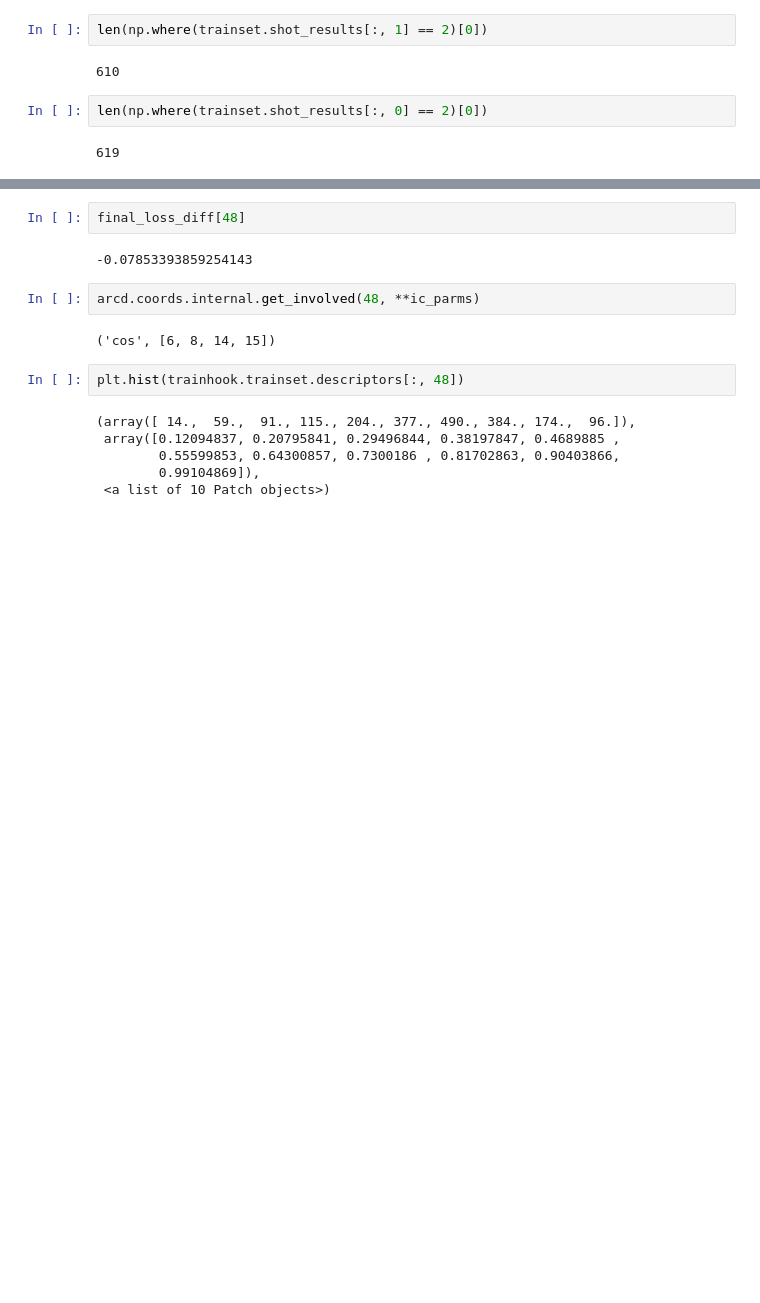
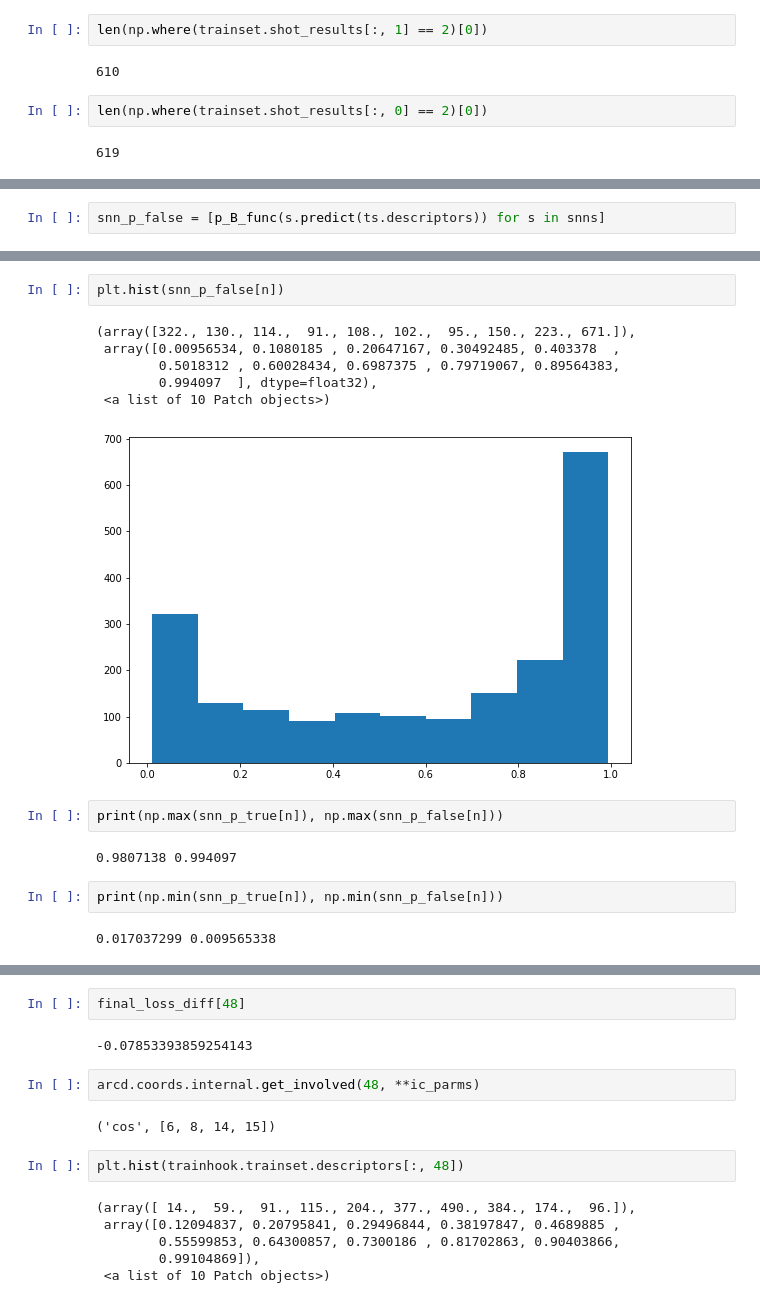
Before and after one commit to bio-phys/aimmd, a Jupyter notebook: examples/capped_alanine_dipeptide/2_analysis.ipynb, the cells around one changed output, grey strips where cells are left out. Drawn from its saved outputs; the diff is of its cells as text; blank space fills up the shorter version.

```diff
--- a/examples/capped_alanine_dipeptide/2_analysis.ipynb
+++ b/examples/capped_alanine_dipeptide/2_analysis.ipynb
@@ -263,0 +274,2 @@ np.log(0.046)
+# %%
+snn_p_false = [p_B_func(s.predict(ts.descriptors)) for s in snns]
@@ -263,0 +286,17 @@ np.log(0.046)
+# %%
+plt.hist(snn_p_false[n])
+# %% [output]
+(array([322., 130., 114.,  91., 108., 102.,  95., 150., 223., 671.]),
+ array([0.00956534, 0.1080185 , 0.20647167, 0.30492485, 0.403378  ,
+        0.5018312 , 0.60028434, 0.6987375 , 0.79719067, 0.89564383,
+        0.994097  ], dtype=float32),
+ <a list of 10 Patch objects>)
+[figure, added]
+# %%
+print(np.max(snn_p_true[n]), np.max(snn_p_false[n]))
+# %% [output]
+0.9807138 0.994097
+# %%
+print(np.min(snn_p_true[n]), np.min(snn_p_false[n]))
+# %% [output]
+0.017037299 0.009565338
```
Also changed, not shown: parts of 39 cells of this notebook, 1 other file.
